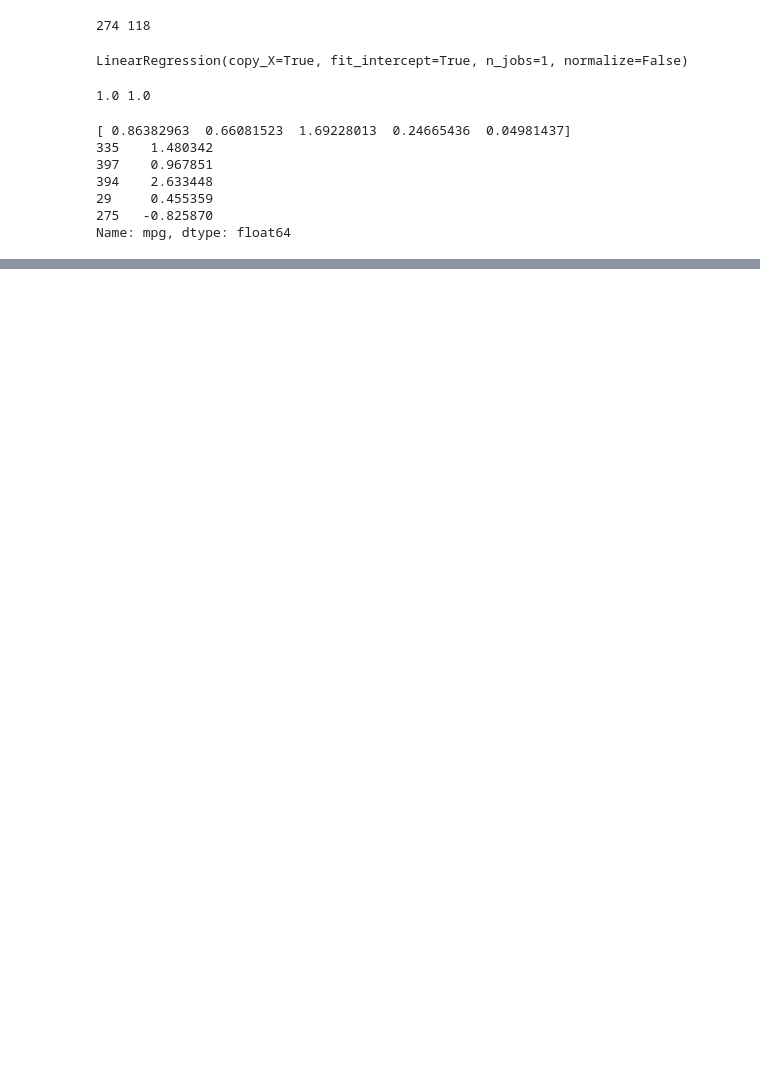
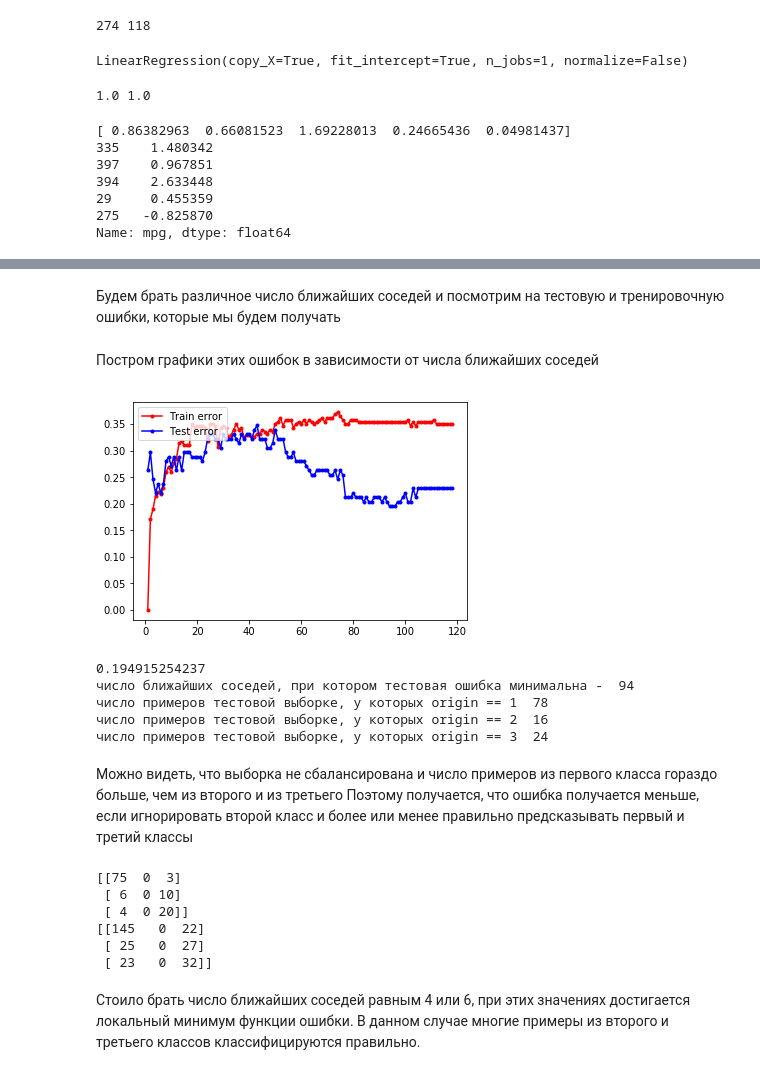
Before and after one commit to mzemlyanikin/hse-ml, a Jupyter notebook: auto-mpg.ipynb, the cells around one changed output, grey strips where cells are left out. Saved outputs shown, nothing was run; the diff lists cells and outputs as text; code cells hidden in the pictures; blank space fills up the shorter version.

```diff
--- a/auto-mpg.ipynb
+++ b/auto-mpg.ipynb
@@ -338,0 +447,54 @@ Name: mpg, dtype: float64
+# %% [markdown]
+Будем брать различное число ближайших соседей и посмотрим на тестовую и тренировочную ошибки, которые мы будем получать
+# %%
+import sklearn as sk
+kk = list(range(1, 119, 1))
+err_train = []
+err_test = []
+for k in kk:
+    model = neighbors.KNeighborsClassifier(n_neighbors = k)
+    model.fit(X_train, y_train)
+    err_train.append(np.mean(model.predict(X_train) != y_train))
+    err_test.append(np.mean(model.predict(X_test) != y_test))
+# %% [markdown]
+Постром графики этих ошибок в зависимости от числа ближайших соседей
+# %%
+import matplotlib.pyplot as plt
+%matplotlib inline
+plt.plot(kk, err_train, '.-r', label = 'Train error')
+plt.plot(kk, err_test,  '.-b', label = 'Test error')
+plt.legend(loc = 2)
+pass
+# %% [output]
+[figure, added]
+# %%
+print(min(err_test))
+print('число ближайших соседей, при котором тестовая ошибка минимальна - ', kk[np.argmin(err_test)])
+print('число примеров тестовой выборке, у которых origin == 1 ', sum(y_test == 1))
+print('число примеров тестовой выборке, у которых origin == 2 ', sum(y_test == 2))
+print('число примеров тестовой выборке, у которых origin == 3 ', sum(y_test == 3))
+# %% [output]
+0.194915254237
+число ближайших соседей, при котором тестовая ошибка минимальна -  94
+число примеров тестовой выборке, у которых origin == 1  78
+число примеров тестовой выборке, у которых origin == 2  16
+число примеров тестовой выборке, у которых origin == 3  24
+# %% [markdown]
+Можно видеть, что выборка не сбалансирована и число примеров из первого класса гораздо больше, чем из второго и  из третьего
+Поэтому получается, что ошибка получается меньше, если игнорировать второй класс и более или менее правильно предсказывать первый и третий классы
+# %%
+model = neighbors.KNeighborsClassifier(n_neighbors = kk[np.argmin(err_test)])
+model.fit(X_train, y_train)
+y_test_pred = model.predict(X_test)
+print(sk.metrics.confusion_matrix(y_test, y_test_pred))
+y_train_pred = model.predict(X_train)
+print(sk.metrics.confusion_matrix(y_train, y_train_pred))
+# %% [output]
+[[75  0  3]
+ [ 6  0 10]
+ [ 4  0 20]]
+[[145   0  22]
+ [ 25   0  27]
+ [ 23   0  32]]
+# %% [markdown]
+Стоило брать число ближайших соседей равным 4 или 6, при этих значениях достигается локальный минимум функции ошибки. В данном случае многие примеры из второго и третьего классов классифицируются правильно.
```
Also changed, not shown: parts of 60 cells of this notebook.
